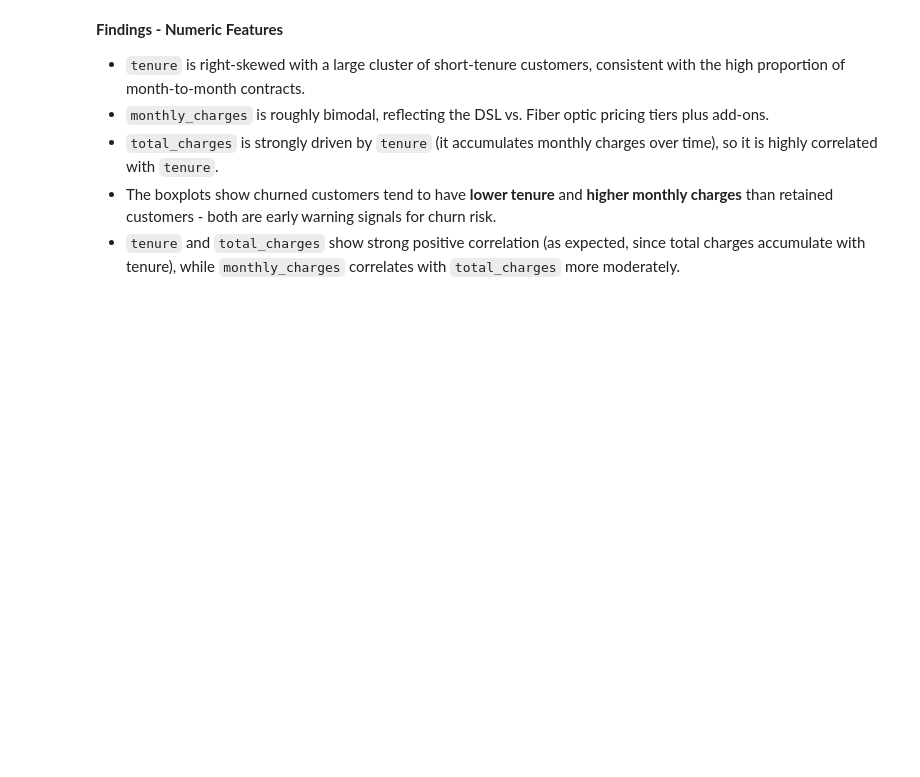
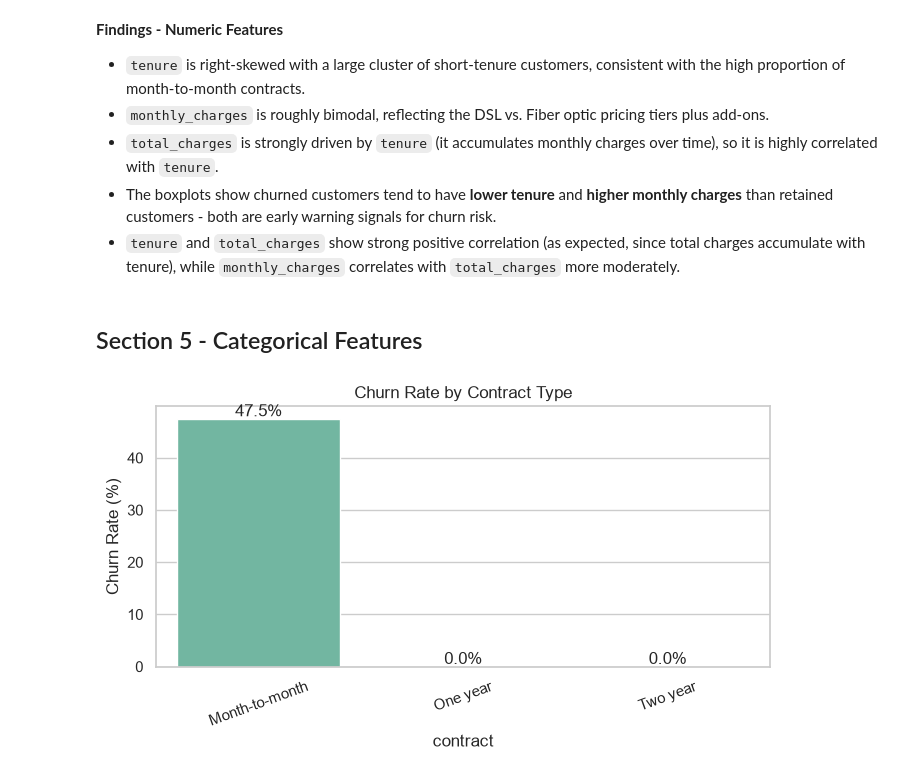
Before and after one commit to raja69reddy/customer-churn-predictor, a Jupyter notebook: notebooks/01_eda.ipynb, the cells around one changed output. Saved outputs shown, nothing was run; the diff lists cells and outputs as text; code cells hidden in the pictures; blank space fills up the shorter version.

Commit message:
Day 3: EDA - categorical features analysis

```diff
--- a/notebooks/01_eda.ipynb
+++ b/notebooks/01_eda.ipynb
@@ -193,3 +193,19 @@ numeric_corr
 - `total_charges` is strongly driven by `tenure` (it accumulates monthly charges over time), so it is highly correlated with `tenure`.
 - The boxplots show churned customers tend to have **lower tenure** and **higher monthly charges** than retained customers - both are early warning signals for churn risk.
 - `tenure` and `total_charges` show strong positive correlation (as expected, since total charges accumulate with tenure), while `monthly_charges` correlates with `total_charges` more moderately.
+# %% [markdown]
+## Section 5 - Categorical Features
+# %%
+rate = df.groupby('contract')['churn'].apply(lambda s: (s == 'Yes').mean() * 100).sort_values(ascending=False)
+plt.figure(figsize=(7, 4))
+sns.barplot(x=rate.index, y=rate.values, hue=rate.index, palette='Set2', legend=False)
+plt.title('Churn Rate by Contract Type')
+plt.ylabel('Churn Rate (%)')
+plt.xlabel('contract')
+plt.xticks(rotation=20)
+for i, v in enumerate(rate.values):
+    plt.text(i, v + 0.5, f'{v:.1f}%', ha='center')
+plt.tight_layout()
+plt.show()
+# %% [output]
+[figure, added]
```
Also changed, not shown: parts of 5 cells of this notebook.
